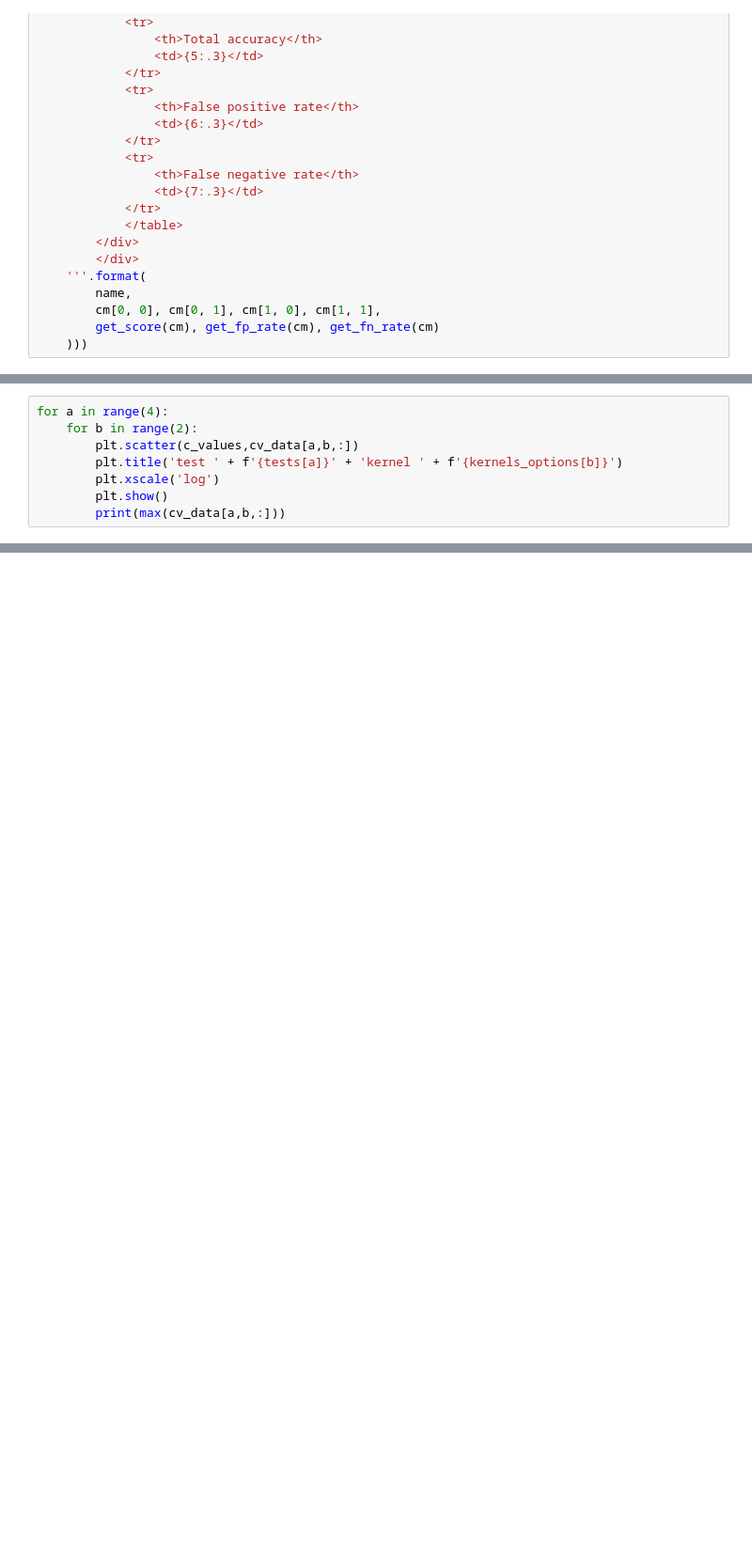
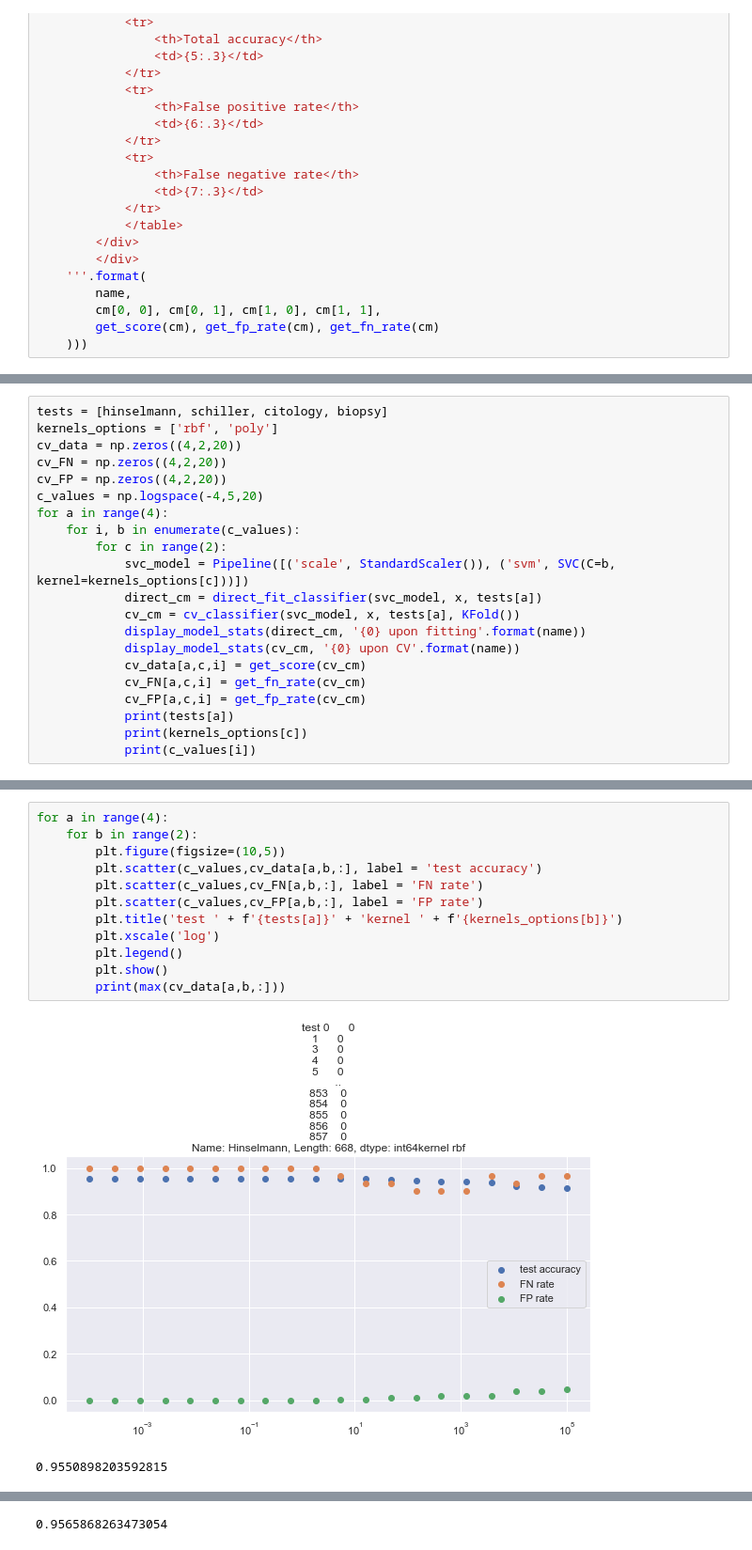
Before and after one commit to NeekTheGiraffe/cervical-cancer-model, a Jupyter notebook: BE 175 Final Project Cervical Cancer Prediction.ipynb, the cells around one changed output, grey strips where cells are left out. Shown at 94% size. Drawn from its saved outputs; the diff is of its cells as text; blank space fills up the shorter version.

```diff
--- a/BE 175 Final Project Cervical Cancer Prediction.ipynb
+++ b/BE 175 Final Project Cervical Cancer Prediction.ipynb
@@ -198,8 +248,21 @@ for a in range(4):
-# %%
-for a in range(4):
-    for b in range(2):
-        plt.scatter(c_values,cv_data[a,b,:])
-        plt.title('test ' + f'{tests[a]}' + 'kernel ' + f'{kernels_options[b]}')
-        plt.xscale('log')
-        plt.show()
-        print(max(cv_data[a,b,:]))
+# %%
+tests = [hinselmann, schiller, citology, biopsy]
+kernels_options = ['rbf', 'poly']
+cv_data = np.zeros((4,2,20))
+cv_FN = np.zeros((4,2,20))
+cv_FP = np.zeros((4,2,20))
+c_values = np.logspace(-4,5,20)
+for a in range(4):
+    for i, b in enumerate(c_values):
+        for c in range(2):
+            svc_model = Pipeline([('scale', StandardScaler()), ('svm', SVC(C=b, kernel=kernels_options[c]))])
+            direct_cm = direct_fit_classifier(svc_model, x, tests[a])
+            cv_cm = cv_classifier(svc_model, x, tests[a], KFold())
+            display_model_stats(direct_cm, '{0} upon fitting'.format(name))
+            display_model_stats(cv_cm, '{0} upon CV'.format(name))
+            cv_data[a,c,i] = get_score(cv_cm)
+            cv_FN[a,c,i] = get_fn_rate(cv_cm)
+            cv_FP[a,c,i] = get_fp_rate(cv_cm)
+            print(tests[a])
+            print(kernels_options[c])
+            print(c_values[i])
@@ -205,0 +344,15 @@ for a in range(4):
+# %%
+for a in range(4):
+    for b in range(2):
+        plt.figure(figsize=(10,5))
+        plt.scatter(c_values,cv_data[a,b,:], label = 'test accuracy')
+        plt.scatter(c_values,cv_FN[a,b,:], label = 'FN rate')
+        plt.scatter(c_values,cv_FP[a,b,:], label = 'FP rate')
+        plt.title('test ' + f'{tests[a]}' + 'kernel ' + f'{kernels_options[b]}')
+        plt.xscale('log')
+        plt.legend()
+        plt.show()
+        print(max(cv_data[a,b,:]))
+# %% [output]
+[figure, added]
+0.9550898203592815
@@ -205,0 +360 @@ for a in range(4):
+0.9565868263473054
```
Also changed, not shown: parts of 6 cells of this notebook.
